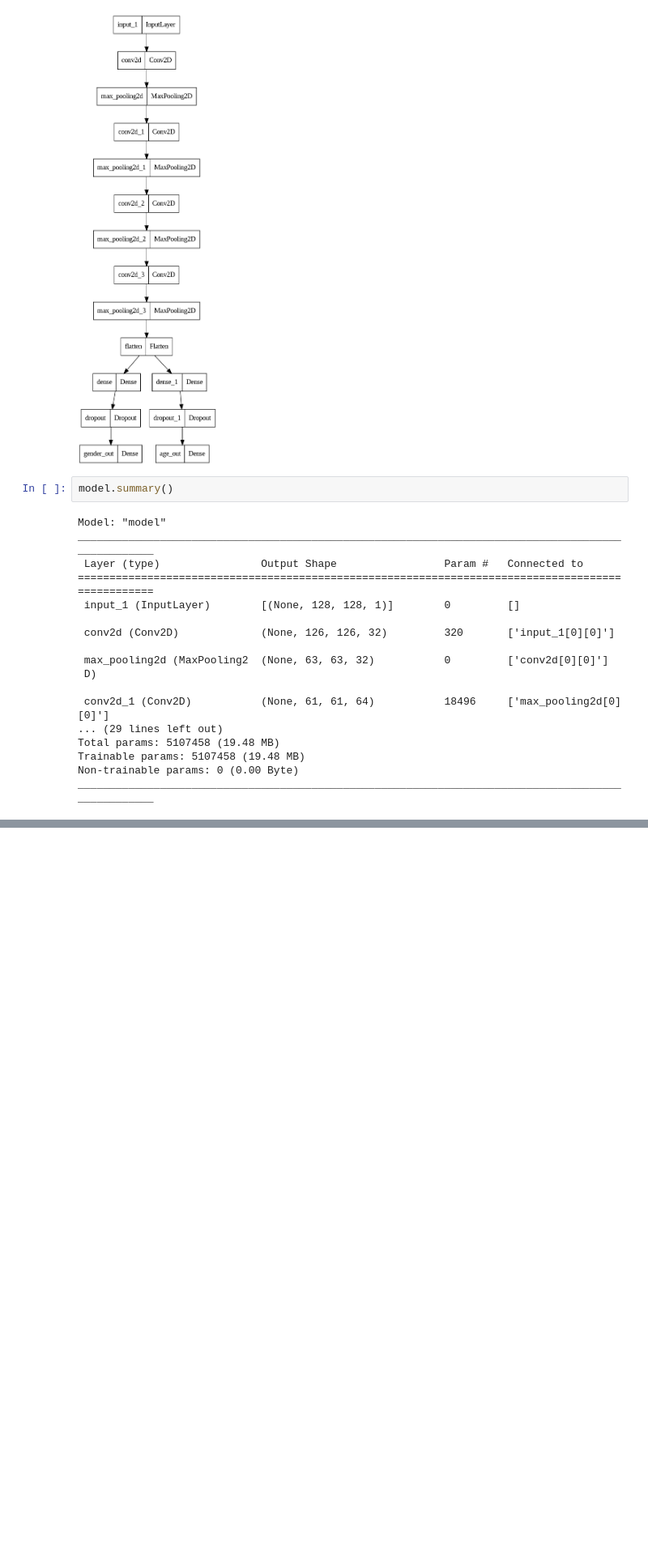
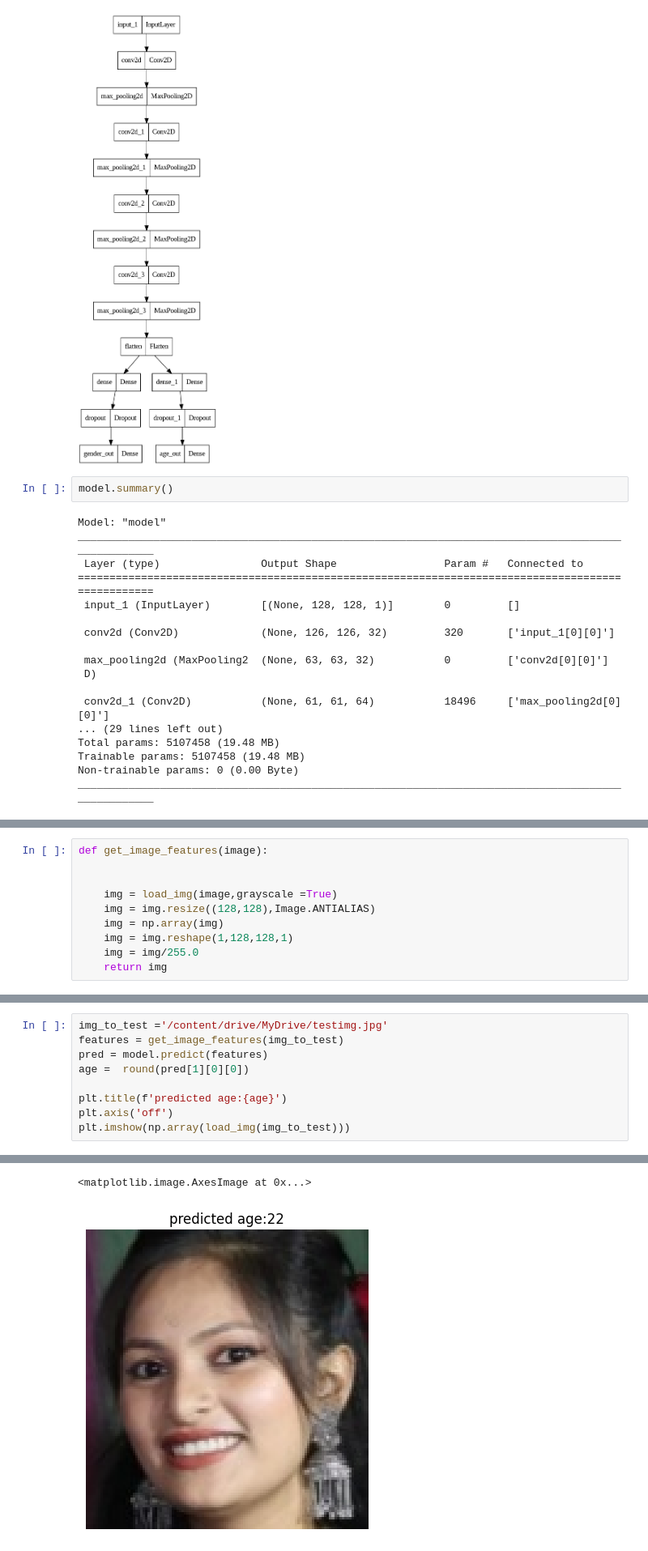
Before and after one commit to amaanhash/Profanity-Filter-for-kids-using-video-sharing-platform, a Jupyter notebook: FaceDetection.ipynb, the cells around one changed output, grey strips where cells are left out. Shown at 81% size. Cells and saved outputs as stored; diff of their text form; blank space fills up the shorter version.

```diff
--- a/FaceDetection.ipynb
+++ b/FaceDetection.ipynb
@@ -195,0 +204,10 @@ Epoch 5/11
+# %%
+def get_image_features(image):
+
+
+    img = load_img(image,grayscale =True)
+    img = img.resize((128,128),Image.ANTIALIAS)
+    img = np.array(img)
+    img = img.reshape(1,128,128,1)
+    img = img/255.0
+    return img
@@ -195,0 +238,10 @@ Epoch 5/11
+# %%
+img_to_test ='/content/drive/MyDrive/testimg.jpg'
+features = get_image_features(img_to_test)
+pred = model.predict(features)
+age =  round(pred[1][0][0])
+
+plt.title(f'predicted age:{age}')
+plt.axis('off')
+plt.imshow(np.array(load_img(img_to_test)))
+# %% [output]
@@ -195,0 +249,2 @@ Epoch 5/11
+<matplotlib.image.AxesImage at 0x...>
+[figure, added]
```
Also changed, not shown: parts of 8 cells of this notebook.
